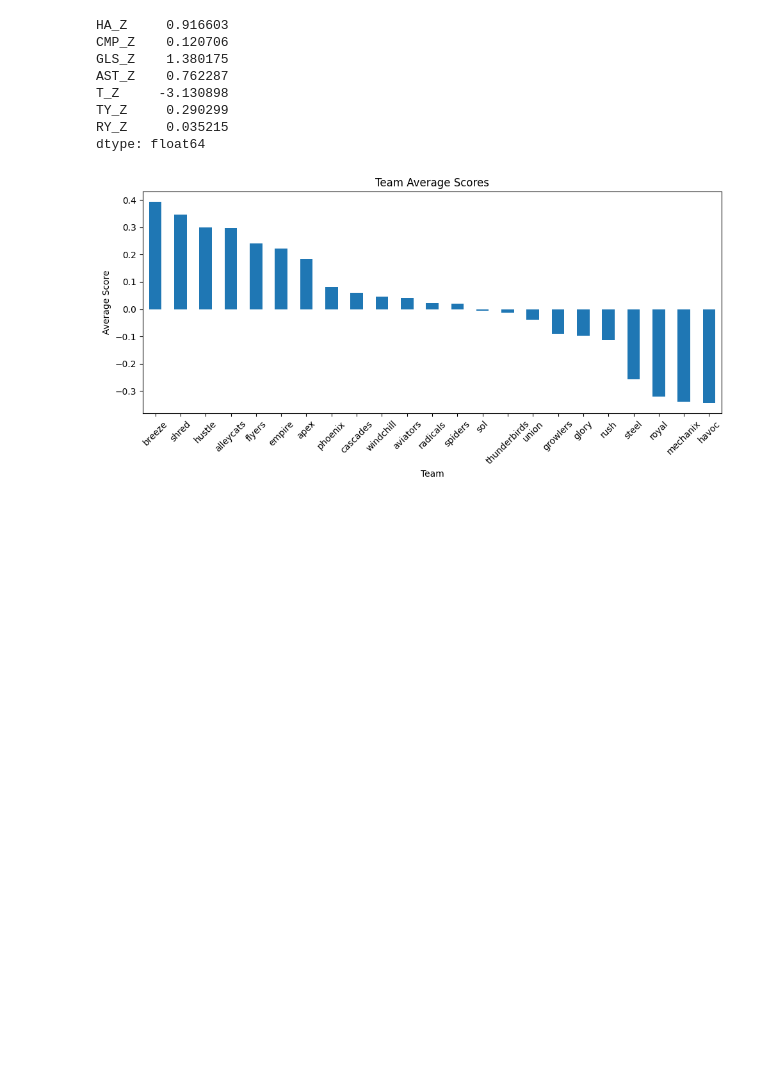
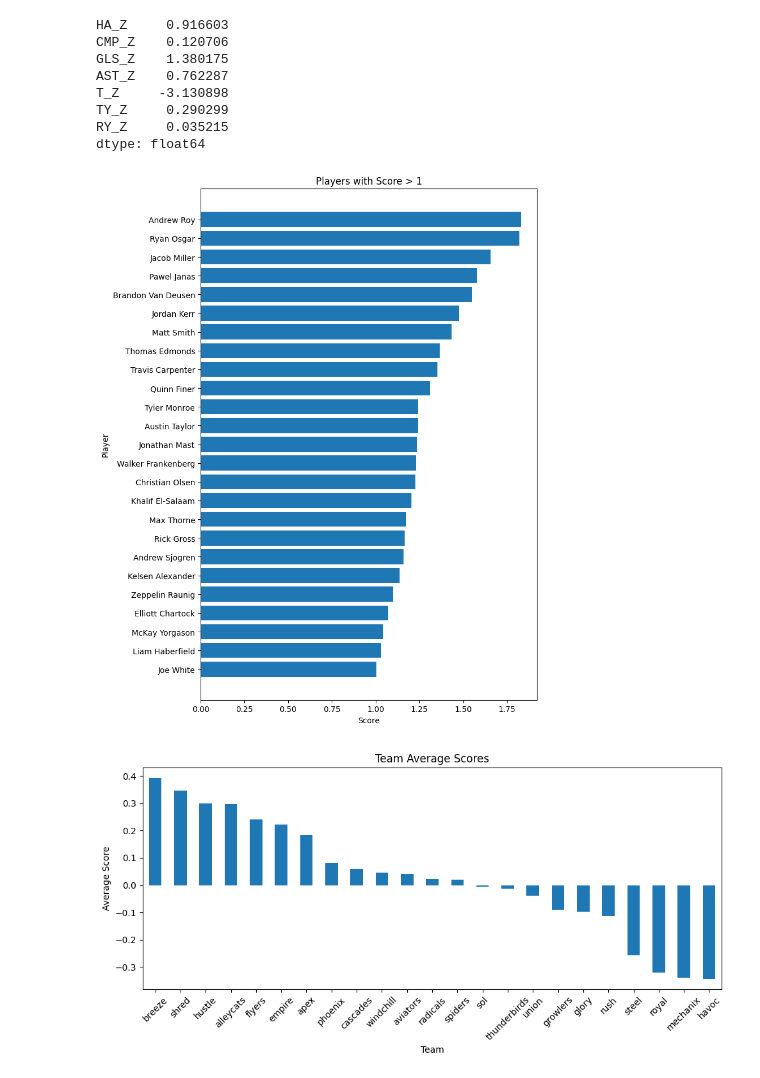
Before and after one commit to nguillet23/Frisbee-Valuation, a Jupyter notebook: 4 Weights Regression/4 Frisbee Data Display.ipynb, the cells around one changed output. Drawn from its saved outputs; the diff is of its cells as text; code cells hidden in the pictures; blank space fills up the shorter version.

```diff
--- a/4 Weights Regression/4 Frisbee Data Display.ipynb
+++ b/4 Weights Regression/4 Frisbee Data Display.ipynb
@@ -174,6 +174,18 @@ dtype: float64
 # Calculating Scores
 players['Offensive_Value'] = round(OFF_I.dot(weights) + intercept,2)
 players['Score'] = (players['Offensive_Value'] * np.sqrt(players['MP'] / players['team_avg_min'])).round(3)
+# %%
+# Separated players based on where they land in the stats
+best = players[players['Score'] > 1].sort_values('Score')
+plt.figure(figsize=(8, 10))
+plt.barh(best['Player'], best['Score'])
+plt.xlabel('Score')
+plt.ylabel('Player')
+plt.title('Players with Score > 1')
+plt.tight_layout()
+plt.show()
+# %% [output]
+[figure, added]
 # %%
 # Team Average Score
 players['team_avg_scr'] = (
```
